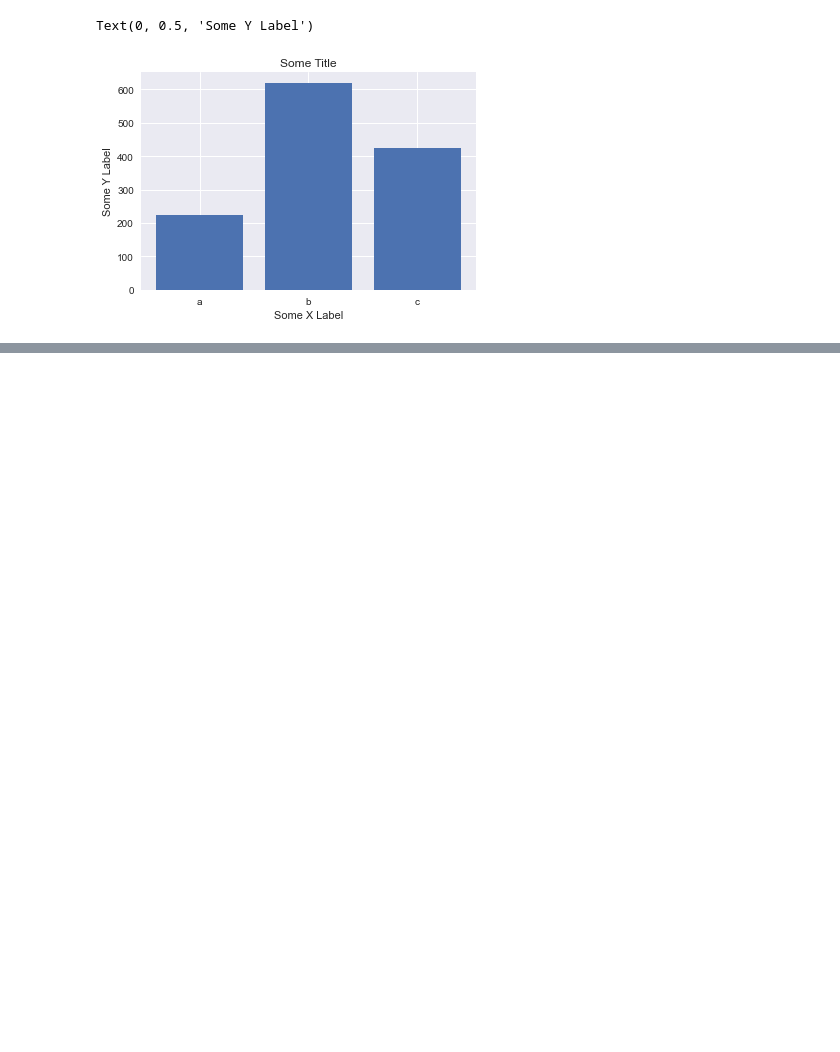
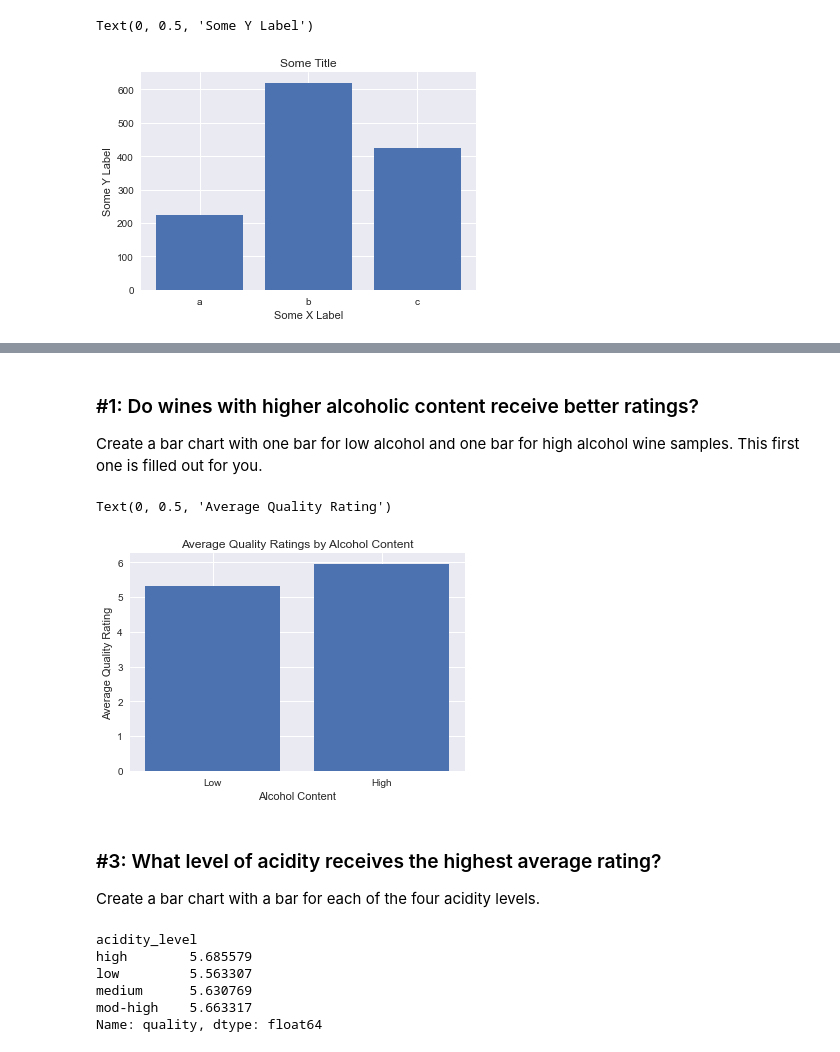
Before and after one commit to jumbamark/data_analysis, a Jupyter notebook: case_studies/first/wine_chemical_properties.ipynb, the cells around one changed output, grey strips where cells are left out. Drawn from its saved outputs; the diff is of its cells as text; code cells hidden in the pictures; blank space fills up the shorter version.

Commit message:
plotting wine type and quality with matplotlib

```diff
--- a/case_studies/first/wine_chemical_properties.ipynb
+++ b/case_studies/first/wine_chemical_properties.ipynb
@@ -707,0 +711,6 @@ Text(0, 0.5, 'Some Y Label')
+# %%
+# Import necessary packages and load `winequality_edited.csv`
+import pandas as pd
+import matplotlib.pyplot as plt
+df = pd.read_csv('wine_data.csv')
+df.head()
@@ -707,0 +724,37 @@ Text(0, 0.5, 'Some Y Label')
+# %% [markdown]
+### #1: Do wines with higher alcoholic content receive better ratings?
+Create a bar chart with one bar for low alcohol and one bar for high alcohol wine samples. This first one is filled out for you.
+# %%
+# Use query to select each group and get its mean quality
+median = df['alcohol'].median()
+low = df.query('alcohol < {}'.format(median))
+high = df.query('alcohol >= {}'.format(median))
+
+mean_quality_low = low['quality'].mean()
+mean_quality_high = high['quality'].mean()
+# %%
+# Create a bar chart with proper labels
+locations = [1,2]
+heights = [mean_quality_low, mean_quality_high]
+labels = ['Low', 'High']
+plt.bar(locations, heights, tick_label=labels)
+plt.title('Average Quality Ratings by Alcohol Content')
+plt.xlabel('Alcohol Content')
+plt.ylabel('Average Quality Rating')
+# %% [output]
+Text(0, 0.5, 'Average Quality Rating')
+[figure, added]
+# %% [markdown]
+### #3: What level of acidity receives the highest average rating?
+Create a bar chart with a bar for each of the four acidity levels.
+# %%
+# Use groupby to get the mean quality for each acidity level
+acidity_level_quality_means = df.groupby('acidity_level').quality.mean()
+acidity_level_quality_means
+# %% [output]
+acidity_level
+high        5.685579
+low         5.563307
+medium      5.630769
+mod-high    5.663317
+Name: quality, dtype: float64
```
Also changed, not shown: parts of 14 cells of this notebook.
